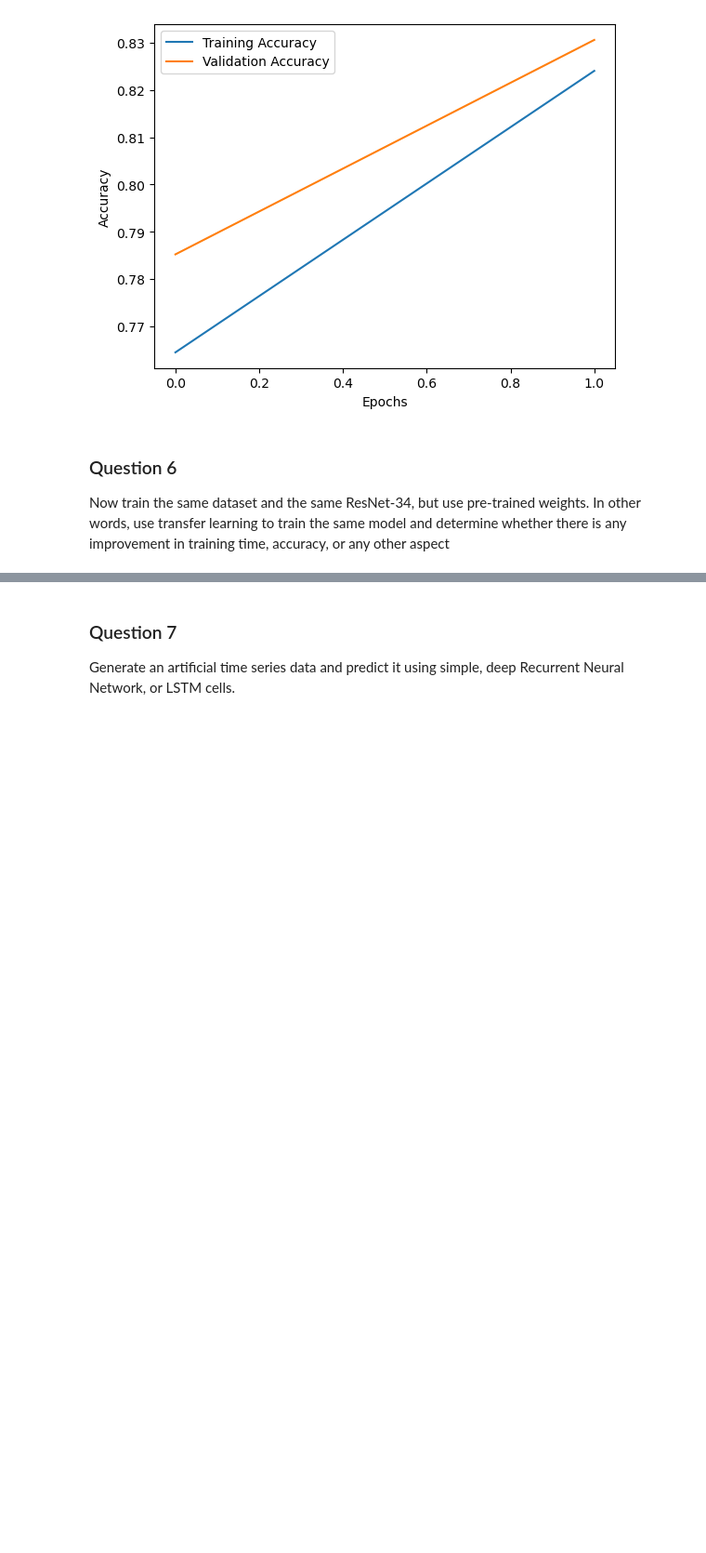
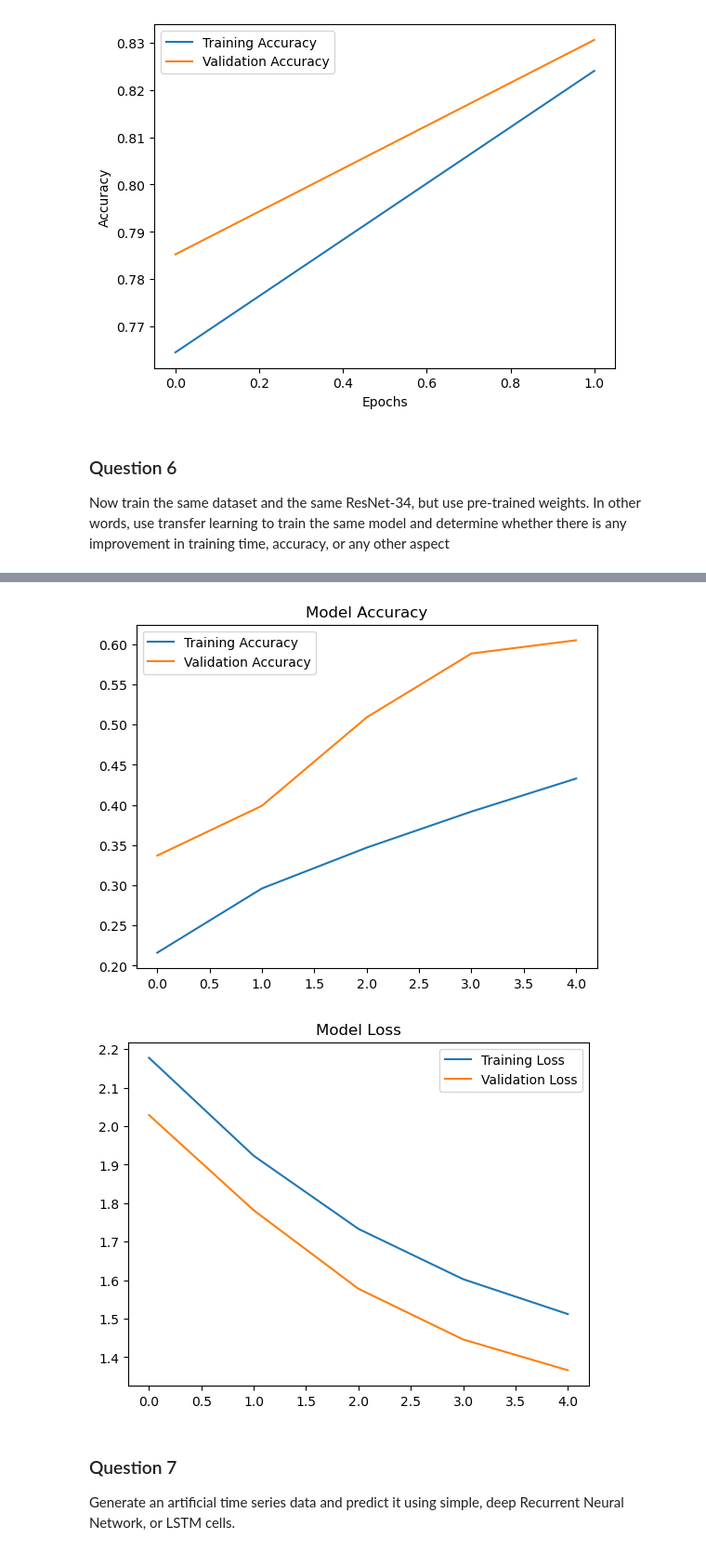
Before and after one commit to beniamine3155/deep_learning_tensorflow, a Jupyter notebook: Lab_Performance/lab_performance.ipynb, the cells around one changed output, grey strips where cells are left out. Shown: that part at 93% size. Cells and saved outputs as stored; diff of their text form; code cells hidden in the pictures; blank space fills up the shorter version.

```diff
--- a/Lab_Performance/lab_performance.ipynb
+++ b/Lab_Performance/lab_performance.ipynb
@@ -572 +560,11 @@ base_model = tf.keras.applications.ResNet50(
+# %%
+# 2. Load Pre-Trained ResNet Model
+base_model = applications.ResNet50(
+    weights='imagenet',  # Pre-trained on ImageNet
+    include_top=False,   # Exclude original classification head
+    input_shape=(128, 128, 3)  # Match input shape of preprocessed data
+)
+
+# Freeze the base model layers to use as a feature extractor
+base_model.trainable = False
 # %%
@@ -596,8 +587 @@ data_augmentation = ImageDataGenerator(
 )
-# %%
-# Train the model
-history = model.fit(
-    data_augmentation.flow(x_train, y_train, batch_size=64),
-    validation_data=(x_test, y_test),
-    epochs=3  # Reduce epochs due to pre-trained weights
-)
@@ -633,0 +588,10 @@ plt.show()
+# %%
+
+# 5. Train the Model
+history = model.fit(
+    x_train, y_train,
+    validation_split=0.2,  # Use 20% of training data for validation
+    epochs=5,  # Use fewer epochs for quicker training
+    batch_size=32,  # Smaller batch size to reduce memory usage
+    verbose=1
+)
@@ -634,3 +616,23 @@ plt.show()
+# %%
+# 7. Visualize Training History (Optional)
+import matplotlib.pyplot as plt
+
+# Plot training and validation accuracy
+plt.plot(history.history['accuracy'], label='Training Accuracy')
+plt.plot(history.history['val_accuracy'], label='Validation Accuracy')
+plt.legend()
+plt.title('Model Accuracy')
+plt.show()
+
+# Plot training and validation loss
+plt.plot(history.history['loss'], label='Training Loss')
+plt.plot(history.history['val_loss'], label='Validation Loss')
+plt.legend()
+plt.title('Model Loss')
+plt.show()
+# %% [output]
+[figure, added]
+[figure, added]
 # %% [markdown]
 ### Question 7
 Generate an artificial time series data and predict it using simple, deep Recurrent Neural Network, or LSTM cells.
```
Also changed, not shown: parts of 15 cells of this notebook, 1 other file.
